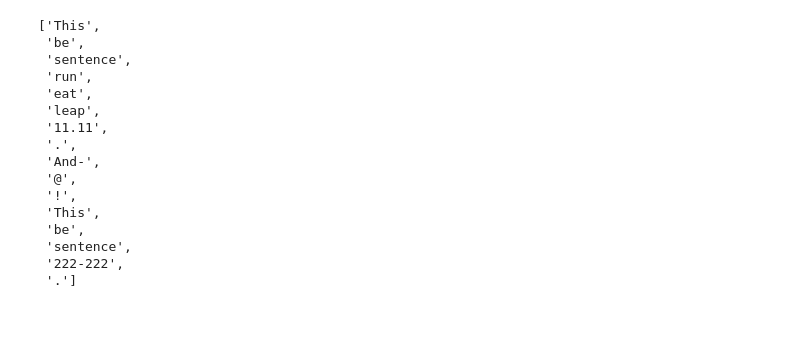
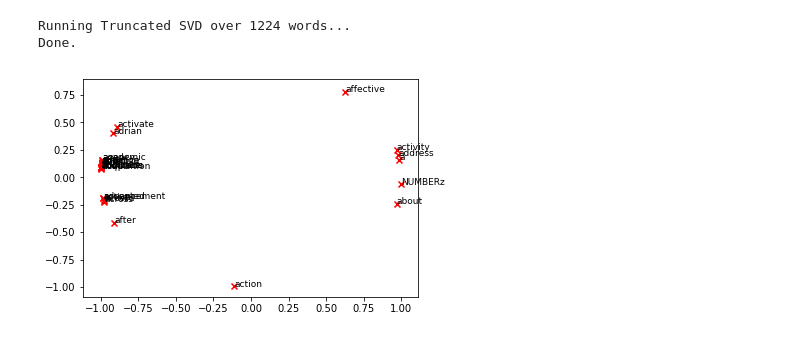
Before and after one commit to ChristianAnyanwu/NeuroVec, a Jupyter notebook: NeuroVecTester.ipynb, the cells around one changed output. Cells and saved outputs as stored; diff of their text form; code cells hidden in the pictures.

Commit message:
added in word embedding vector math

```diff
--- a/NeuroVecTester.ipynb
+++ b/NeuroVecTester.ipynb
@@ -7,20 +3,0 @@ SyntaxError: invalid syntax (<ipython-input-55-447eee40b7d4>, line 1)
-# %%
-text = nlp.
-nlp.lemmatizeWords(nlp.wordSplit("This is sentence running eating leaped 11.11. And-@! This is sentence 222-222."))
-# %% [output]
-['This',
- 'be',
- 'sentence',
- 'run',
- 'eat',
- 'leap',
- '11.11',
- '.',
- 'And-',
- '@',
- '!',
- 'This',
- 'be',
- 'sentence',
- '222-222',
- '.']
@@ -26,0 +133,18 @@ nlp.lemmatizeWords(nlp.wordSplit("This is sentence running eating leaped 11.11.
+# %%
+import numpy as np
+import matplotlib.pyplot as plt
+from sklearn.decomposition import TruncatedSVD
+from sklearn.decomposition import PCA
+
+M_co_occurrence, word2Ind_co_occurrence = compute_co_occurrence_matrix(wordSentences)
+M_reduced_co_occurrence = reduce_to_k_dim(M_co_occurrence, k=2)
+
+# Rescale (normalize) the rows to make them each of unit-length
+M_lengths = np.linalg.norm(M_reduced_co_occurrence, axis=1)
+M_normalized = M_reduced_co_occurrence / M_lengths[:, np.newaxis] # broadcasting
+words = list(word2Ind_co_occurrence.keys())[0:30]
+plot_embeddings(M_normalized, word2Ind_co_occurrence, words)
+# %% [output]
+Running Truncated SVD over 1224 words...
+Done.
+[figure, added]
```
Also changed, not shown: parts of 4 cells of this notebook.
